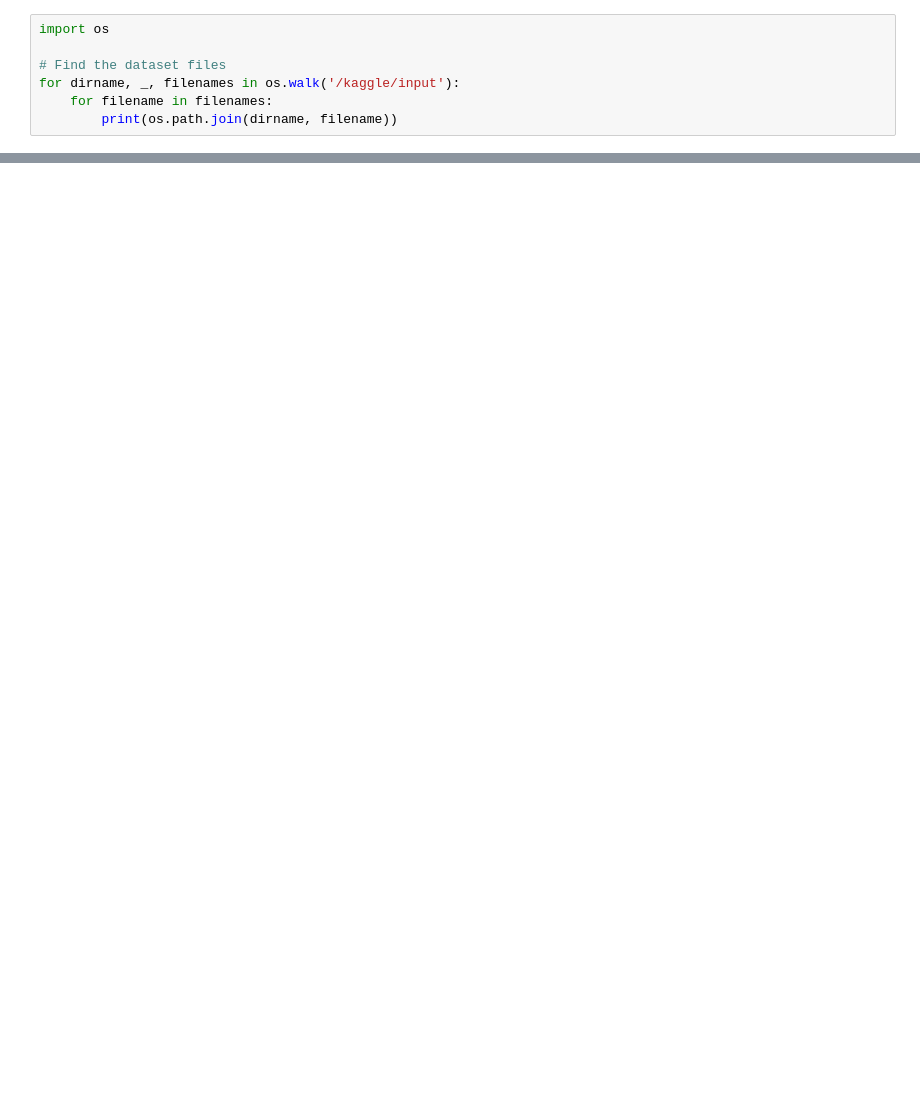
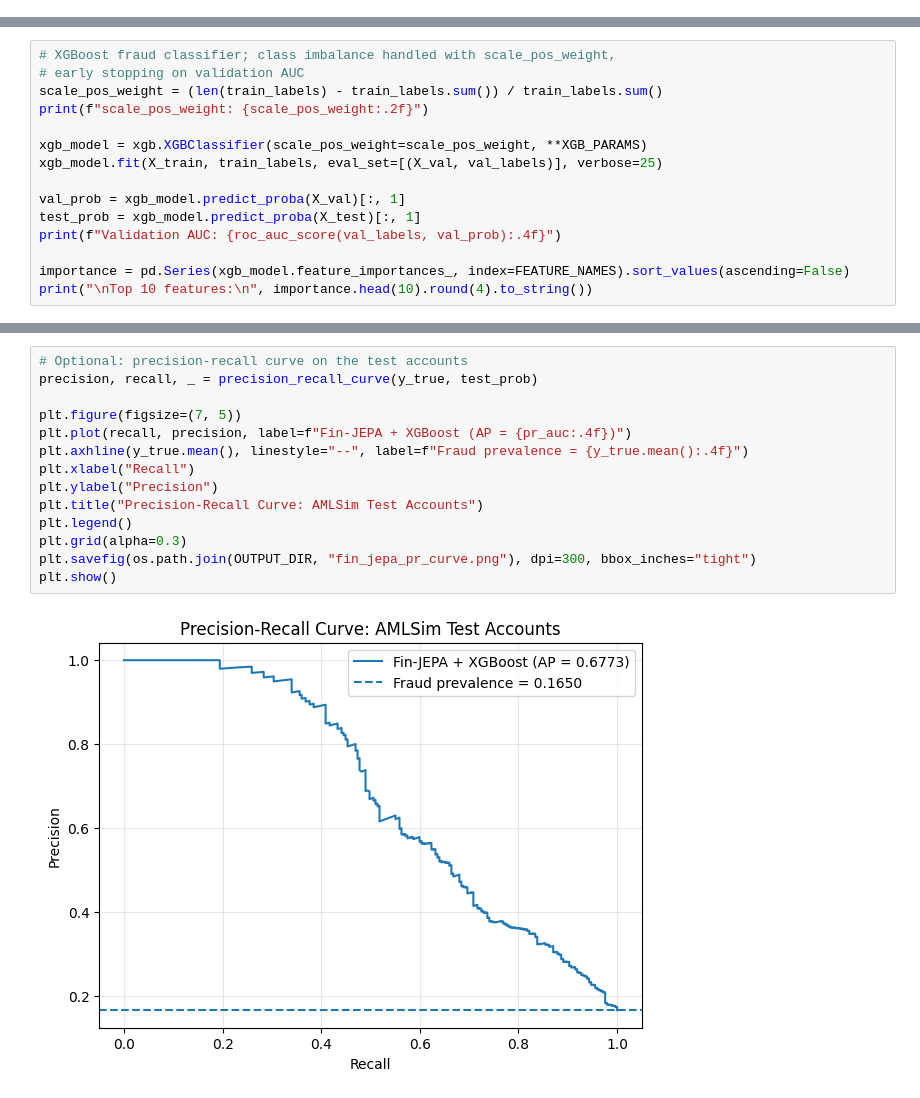
Before and after one commit to Jantram/FinancialFraud, a Jupyter notebook: AMLSim/amlsim_finjepa.ipynb, the cells around one changed output, grey strips where cells are left out. Drawn from its saved outputs; the diff is of its cells as text; blank space fills up the shorter version.

```diff
--- a/AMLSim/amlsim_finjepa.ipynb
+++ b/AMLSim/amlsim_finjepa.ipynb
@@ -222,7 +0,0 @@ Forward: loss=0.2242 (pred=0.0589, sigreg=1.6534)
-# %%
-import os
-
-# Find the dataset files
-for dirname, _, filenames in os.walk('/kaggle/input'):
-    for filename in filenames:
-        print(os.path.join(dirname, filename))
@@ -2136,0 +402,15 @@ This notebook, together with the repository documentation, is intended to suppor
+# %%
+# XGBoost fraud classifier; class imbalance handled with scale_pos_weight,
+# early stopping on validation AUC
+scale_pos_weight = (len(train_labels) - train_labels.sum()) / train_labels.sum()
+print(f"scale_pos_weight: {scale_pos_weight:.2f}")
+
+xgb_model = xgb.XGBClassifier(scale_pos_weight=scale_pos_weight, **XGB_PARAMS)
+xgb_model.fit(X_train, train_labels, eval_set=[(X_val, val_labels)], verbose=25)
+
+val_prob = xgb_model.predict_proba(X_val)[:, 1]
+test_prob = xgb_model.predict_proba(X_test)[:, 1]
+print(f"Validation AUC: {roc_auc_score(val_labels, val_prob):.4f}")
+
+importance = pd.Series(xgb_model.feature_importances_, index=FEATURE_NAMES).sort_values(ascending=False)
+print("\nTop 10 features:\n", importance.head(10).round(4).to_string())
@@ -2136,0 +499,16 @@ This notebook, together with the repository documentation, is intended to suppor
+# %%
+# Optional: precision-recall curve on the test accounts
+precision, recall, _ = precision_recall_curve(y_true, test_prob)
+
+plt.figure(figsize=(7, 5))
+plt.plot(recall, precision, label=f"Fin-JEPA + XGBoost (AP = {pr_auc:.4f})")
+plt.axhline(y_true.mean(), linestyle="--", label=f"Fraud prevalence = {y_true.mean():.4f}")
+plt.xlabel("Recall")
+plt.ylabel("Precision")
+plt.title("Precision-Recall Curve: AMLSim Test Accounts")
+plt.legend()
+plt.grid(alpha=0.3)
+plt.savefig(os.path.join(OUTPUT_DIR, "fin_jepa_pr_curve.png"), dpi=300, bbox_inches="tight")
+plt.show()
+# %% [output]
+[figure, added]
```
Also changed, not shown: parts of 49 cells of this notebook, 2 other files.
